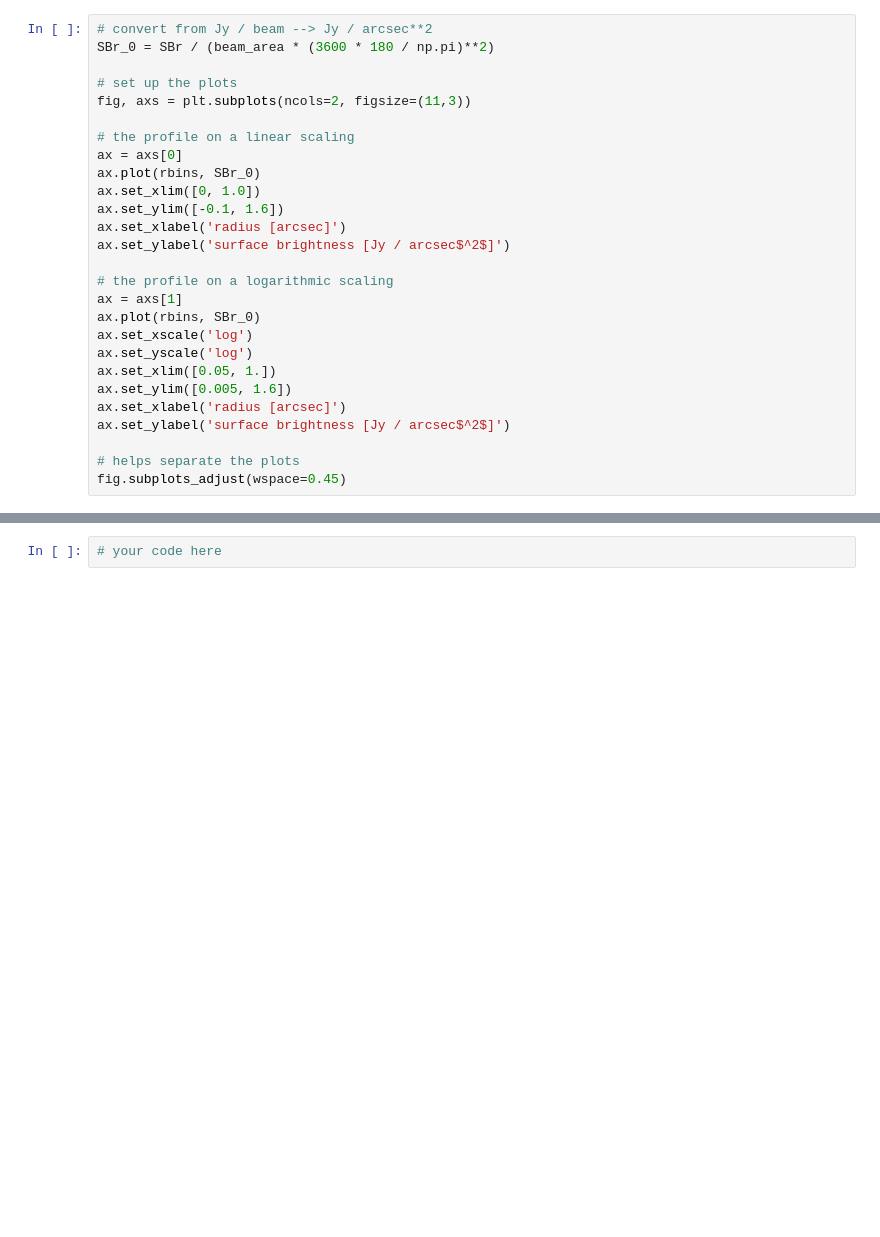
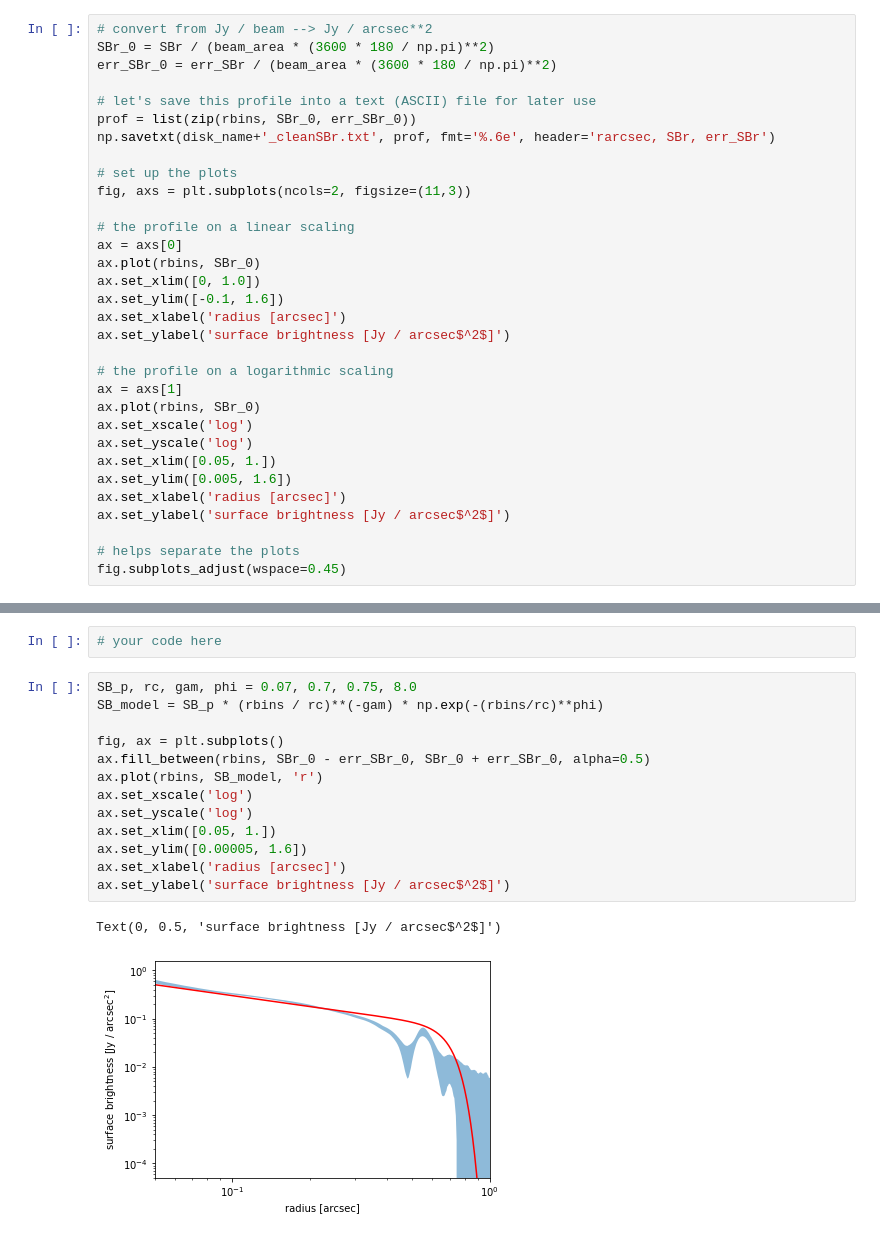
Before and after one commit to seanandrews/DSHARP_CPDs, a Jupyter notebook: Part2_Profiles.ipynb, the cells around one changed output, grey strips where cells are left out. Drawn from its saved outputs; the diff is of its cells as text; blank space fills up the shorter version.

```diff
--- a/Part2_Profiles.ipynb
+++ b/Part2_Profiles.ipynb
@@ -208,6 +208,11 @@ The polar coordinate plot above is basically a 2-D expansion of the 1-D radial p
 # %%
 # convert from Jy / beam --> Jy / arcsec**2
 SBr_0 = SBr / (beam_area * (3600 * 180 / np.pi)**2)
+err_SBr_0 = err_SBr / (beam_area * (3600 * 180 / np.pi)**2)
+
+# let's save this profile into a text (ASCII) file for later use
+prof = list(zip(rbins, SBr_0, err_SBr_0))
+np.savetxt(disk_name+'_cleanSBr.txt', prof, fmt='%.6e', header='rarcsec, SBr, err_SBr')
 
 # set up the plots
 fig, axs = plt.subplots(ncols=2, figsize=(11,3))
@@ -247,2 +252,18 @@ So, once you have experimented with the code above, there are some useful things
 # %%
 # your code here
+# %%
+SB_p, rc, gam, phi = 0.07, 0.7, 0.75, 8.0
+SB_model = SB_p * (rbins / rc)**(-gam) * np.exp(-(rbins/rc)**phi)
+
+fig, ax = plt.subplots()
+ax.fill_between(rbins, SBr_0 - err_SBr_0, SBr_0 + err_SBr_0, alpha=0.5)
+ax.plot(rbins, SB_model, 'r')
+ax.set_xscale('log')
+ax.set_yscale('log')
+ax.set_xlim([0.05, 1.])
+ax.set_ylim([0.00005, 1.6])
+ax.set_xlabel('radius [arcsec]')
+ax.set_ylabel('surface brightness [Jy / arcsec$^2$]')
+# %% [output]
+Text(0, 0.5, 'surface brightness [Jy / arcsec$^2$]')
+[figure, added]
```
Also changed, not shown: parts of 1 cell of this notebook, 2 other files.
